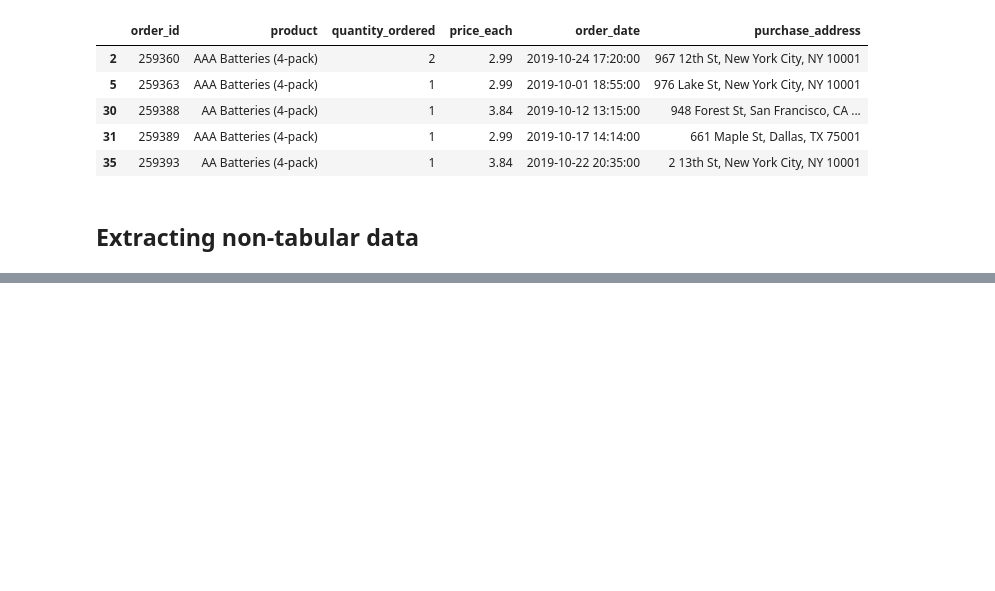
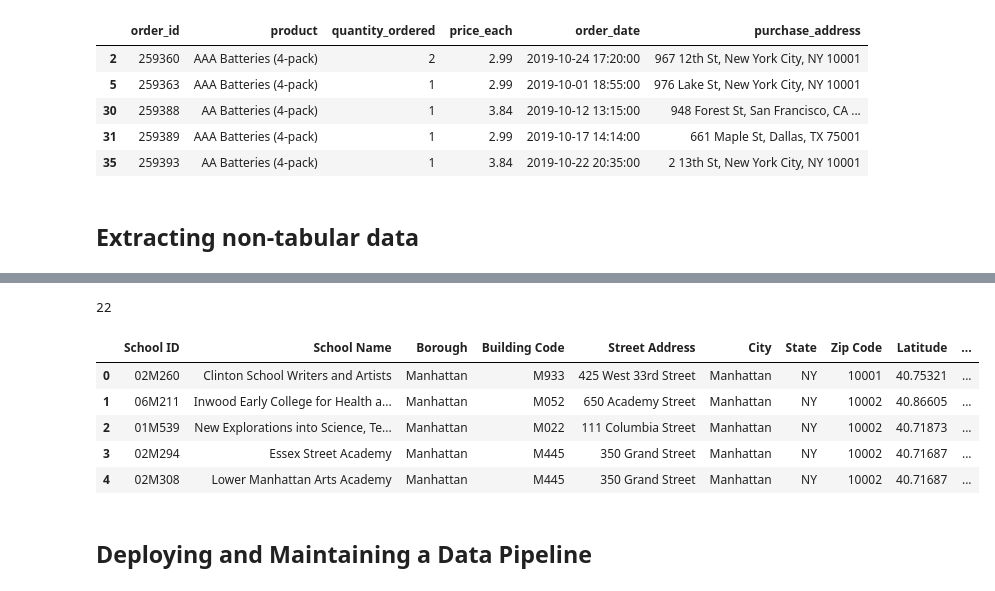
Before and after one commit to AnshuBantra/Python, a Jupyter notebook: Data_Engineering/Associate Data Engineer _ DataCamp/13 - ETL and ELT in Python/ETL_and_ELT_in_Python.ipynb, the cells around one changed output, grey strips where cells are left out. Drawn from its saved outputs; the diff is of its cells as text; code cells hidden in the pictures; blank space fills up the shorter version.

```diff
--- a/Data_Engineering/Associate Data Engineer _ DataCamp/13 - ETL and ELT in Python/ETL_and_ELT_in_Python.ipynb
+++ b/Data_Engineering/Associate Data Engineer _ DataCamp/13 - ETL and ELT in Python/ETL_and_ELT_in_Python.ipynb
@@ -115,0 +125,16 @@ clean_sales_data.head()
+# %%
+len(list(df_scores))
+# %% [output]
+22
+# %%
+pd.options.display.max_columns=100
+df_scores.head()
+# %% [output]
+|  | School ID | School Name | Borough | Building Code | Street Address | City | State | Zip Code | Latitude | ... |
+| 0 | 02M260 | Clinton School Writers and Artists | Manhattan | M933 | 425 West 33rd Street | Manhattan | NY | 10001 | 40.75321 | ... |
+| 1 | 06M211 | Inwood Early College for Health a... | Manhattan | M052 | 650 Academy Street | Manhattan | NY | 10002 | 40.86605 | ... |
+| 2 | 01M539 | New Explorations into Science, Te... | Manhattan | M022 | 111 Columbia Street | Manhattan | NY | 10002 | 40.71873 | ... |
+| 3 | 02M294 | Essex Street Academy | Manhattan | M445 | 350 Grand Street | Manhattan | NY | 10002 | 40.71687 | ... |
+| 4 | 02M308 | Lower Manhattan Arts Academy | Manhattan | M445 | 350 Grand Street | Manhattan | NY | 10002 | 40.71687 | ... |
+# %% [markdown]
+## Deploying and Maintaining a Data Pipeline
```
Also changed, not shown: parts of 1 cell of this notebook, 4 other files.
